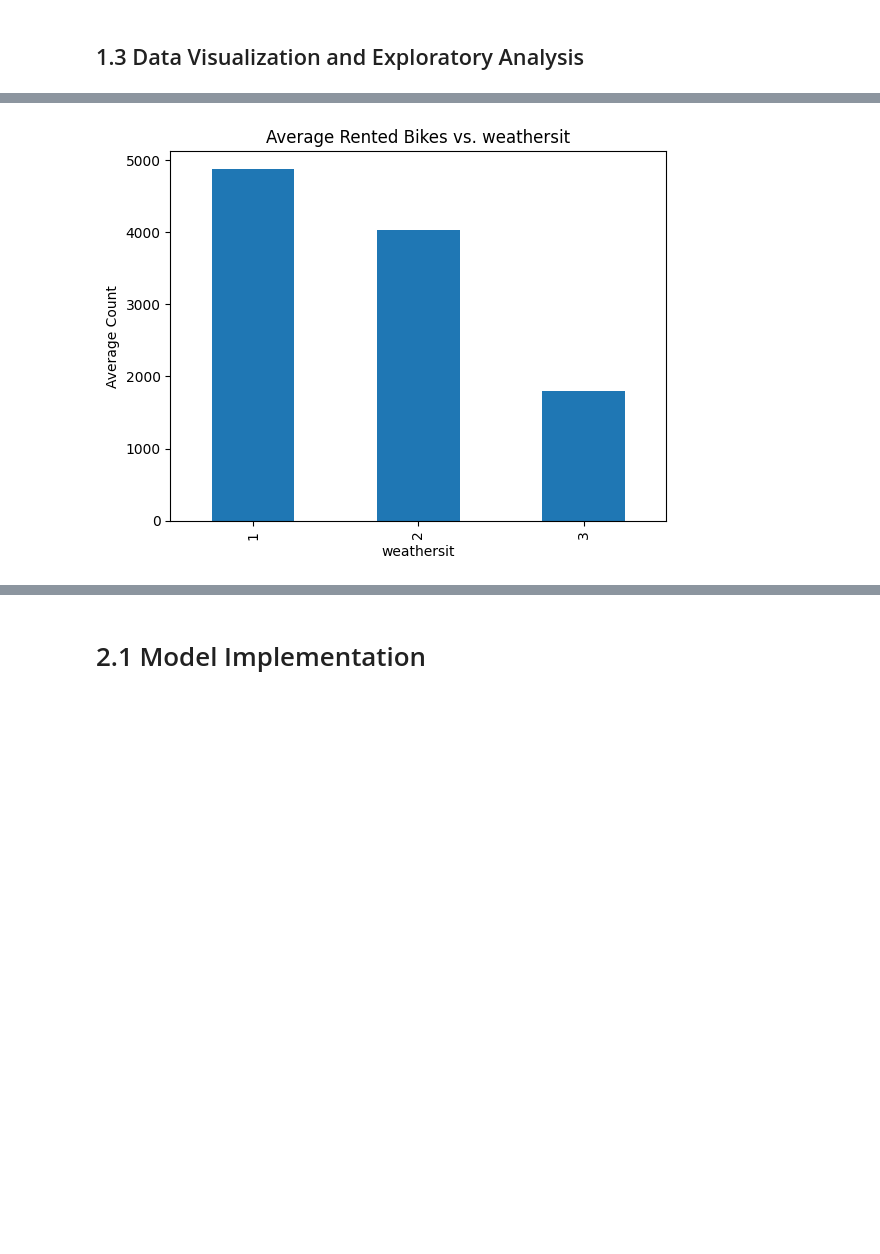
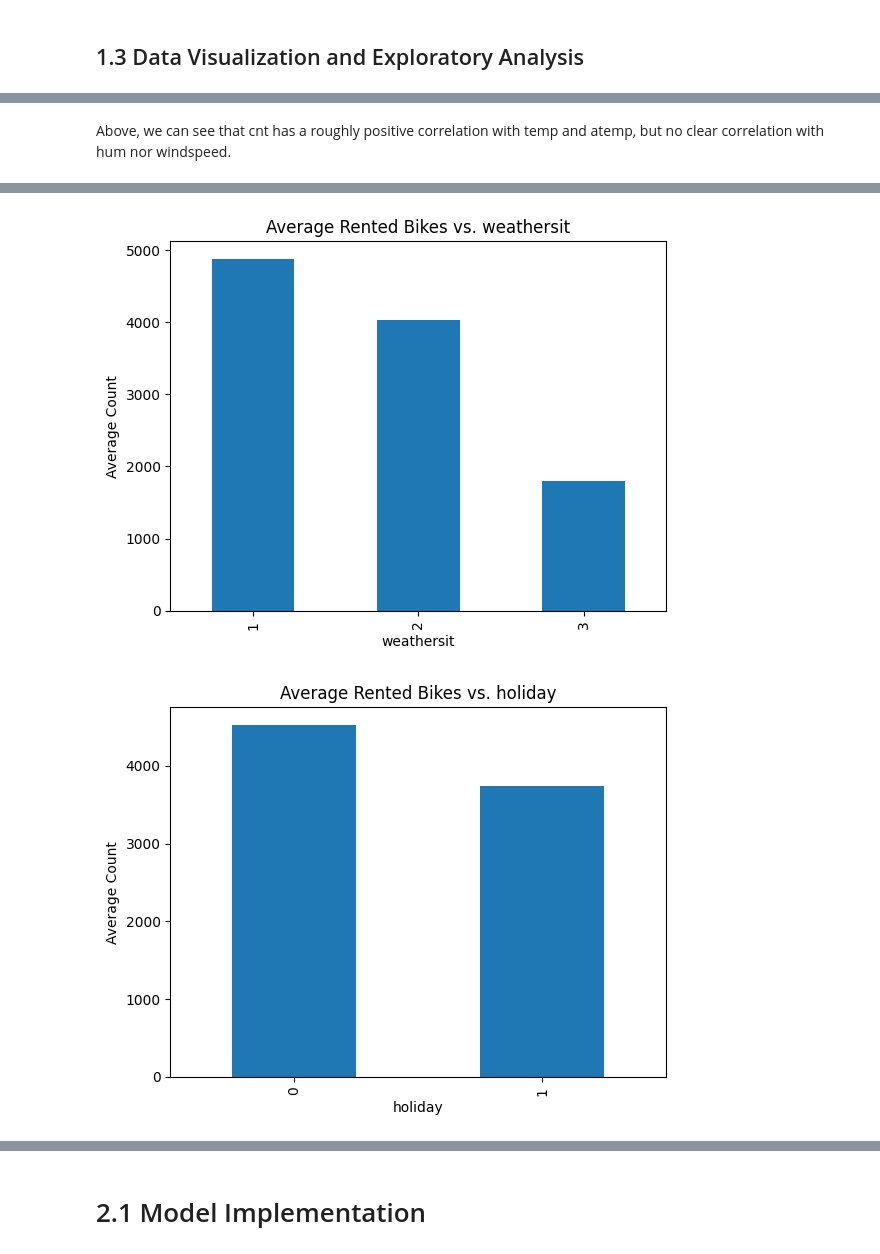
Before and after one commit to jacktheplant/assignment-1, a Jupyter notebook: assignment1.ipynb, the cells around one changed output, grey strips where cells are left out. Cells and saved outputs as stored; diff of their text form; code cells hidden in the pictures; blank space fills up the shorter version.

```diff
--- a/assignment1.ipynb
+++ b/assignment1.ipynb
@@ -220,17 +300,20 @@ for s in scatter_list:
+# %% [markdown]
+Above, we can see that cnt has a roughly positive correlation with temp and atemp, but no clear correlation with hum nor windspeed.
 # %%
 # bar plots
 
-bar_list = ["mnth", "yr", "season", "weekday", "weathersit"]
+bar_list = ["mnth", "yr", "season", "weekday", "weathersit", "holiday", "workingday"]
 
 for b in bar_list:
     day_df.groupby(b)['cnt'].mean().plot.bar() # average number sold in each category
 
     plt.title(f"Average Rented Bikes vs. {b}")
     plt.ylabel("Average Count")
     plt.show()
 # %% [output]
 [figure]
 [figure]
 [figure]
 [figure]
 [figure]
+[figure, added]
```
Also changed, not shown: parts of 21 cells of this notebook.
